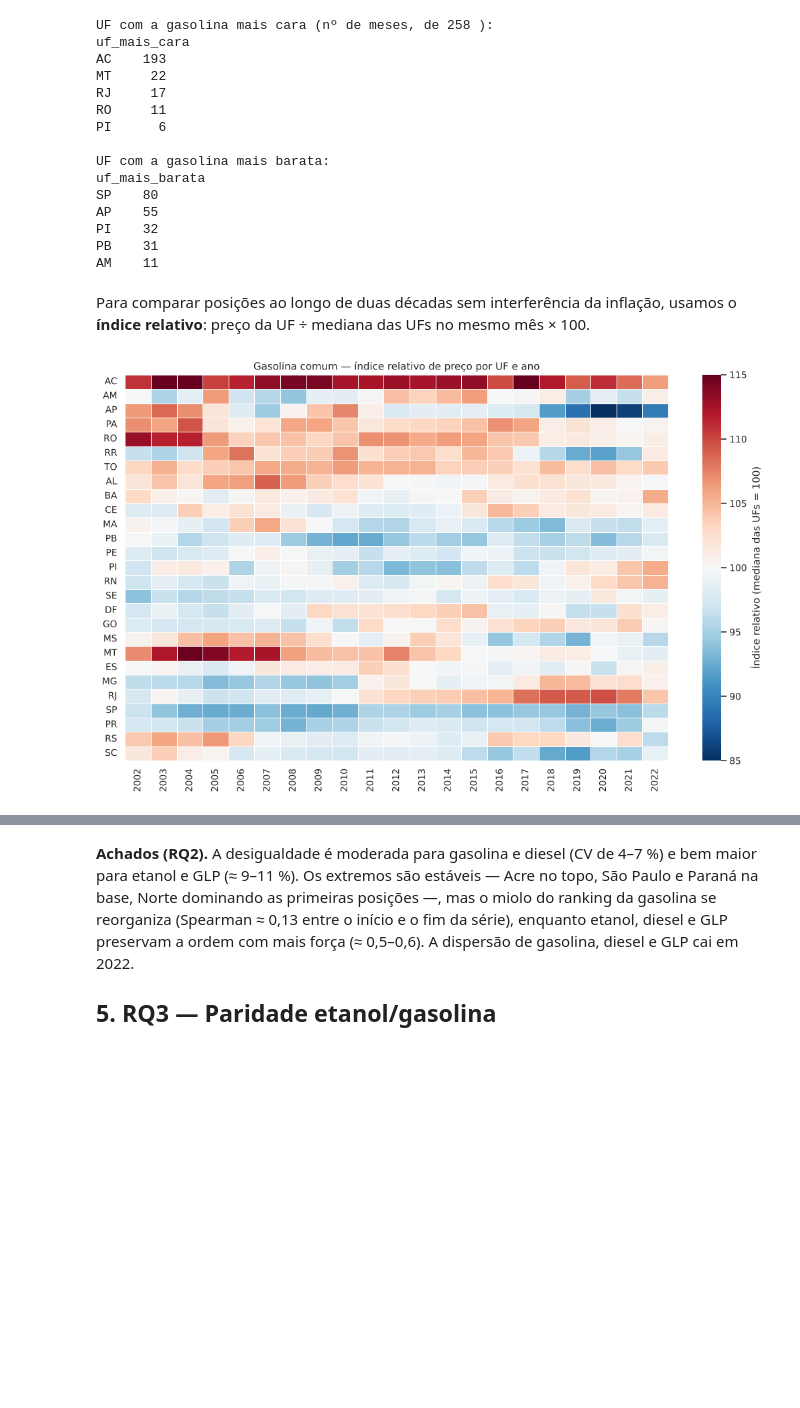
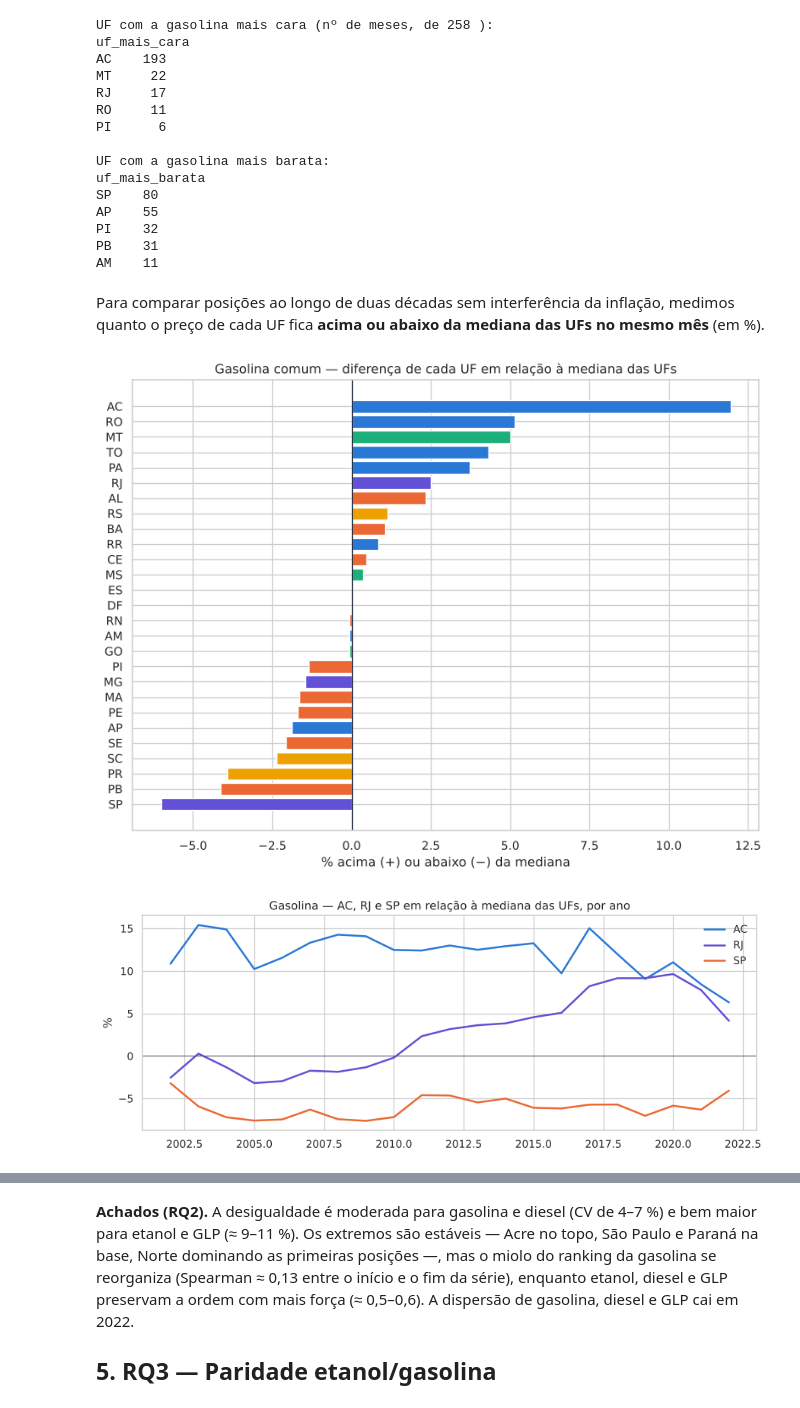
Before and after one commit to LuanFernand0/precos-combustiveis-brasil, a Jupyter notebook: notebooks/analise_exploratoria.ipynb, the cells around one changed output, grey strips where cells are left out. Cells and saved outputs as stored; diff of their text form; code cells hidden in the pictures; blank space fills up the shorter version.

```diff
--- a/notebooks/analise_exploratoria.ipynb
+++ b/notebooks/analise_exploratoria.ipynb
@@ -383,20 +386,31 @@ PI    32
 PB    31
 AM    11
 # %% [markdown]
-Para comparar posições ao longo de duas décadas sem interferência da inflação, usamos o **índice relativo**:
-preço da UF ÷ mediana das UFs no mesmo mês × 100.
+Para comparar posições ao longo de duas décadas sem interferência da inflação, medimos quanto o preço de cada UF
+fica **acima ou abaixo da mediana das UFs no mesmo mês** (em %).
-# %%
-rel = analise.indice_relativo_anual(precos, "gasolina_comum").loc[:, 2002:2022]
-ordem = (precos[precos["nivel_geografico"] == "ESTADO"].drop_duplicates("uf")
-         .assign(o=lambda d: d["regiao"].map({r: i for i, r in enumerate(analise.ORDEM_REGIOES)}))
-         .sort_values(["o", "uf"])["uf"])
-fig, ax = plt.subplots(figsize=(12, 7.5))
-sns.heatmap(rel.reindex(ordem), cmap="RdBu_r", center=100, vmin=85, vmax=115, linewidths=0.4,
-            cbar_kws={"label": "Índice relativo (mediana das UFs = 100)"}, ax=ax)
-ax.set(title="Gasolina comum — índice relativo de preço por UF e ano", xlabel="", ylabel="")
-plt.tight_layout(); plt.show()
-# %% [output]
-[figure, removed]
+# %%
+# Barras: diferença média de cada UF em relação à mediana (gasolina)
+r = analise.ranking_estados(precos, "gasolina_comum")
+cores_reg = {"Norte": "#2a78d6", "Nordeste": "#eb6834", "Centro-Oeste": "#1baf7a", "Sudeste": "#6250d6", "Sul": "#eda100"}
+fig, ax = plt.subplots(figsize=(9, 7))
+ax.barh(r["uf"], r["indice_medio"] - 100, color=r["regiao"].map(cores_reg))
+ax.invert_yaxis(); ax.axvline(0, color="#1f2937", lw=1)
+ax.set(title="Gasolina comum — diferença de cada UF em relação à mediana das UFs",
+       xlabel="% acima (+) ou abaixo (−) da mediana")
+plt.tight_layout(); plt.show()
+
+# Linhas: alguns estados ao longo dos anos
+anual = analise.indice_relativo_anual(precos, "gasolina_comum").loc[:, 2002:2022] - 100
+fig, ax = plt.subplots(figsize=(10, 4))
+for uf, cor in [("AC", "#2a78d6"), ("RJ", "#6250d6"), ("SP", "#eb6834")]:
+    ax.plot(anual.columns, anual.loc[uf], color=cor, lw=2, label=uf)
+ax.axhline(0, color="#4b5563", lw=0.8)
+ax.set(title="Gasolina — AC, RJ e SP em relação à mediana das UFs, por ano", ylabel="%")
+ax.legend(frameon=False)
+plt.tight_layout(); plt.show()
+# %% [output]
+[figure, added]
+[figure, added]
 # %%
 quadros = []
 for c in combs:
```
Also changed, not shown: parts of 4 cells of this notebook, 9 other files.
